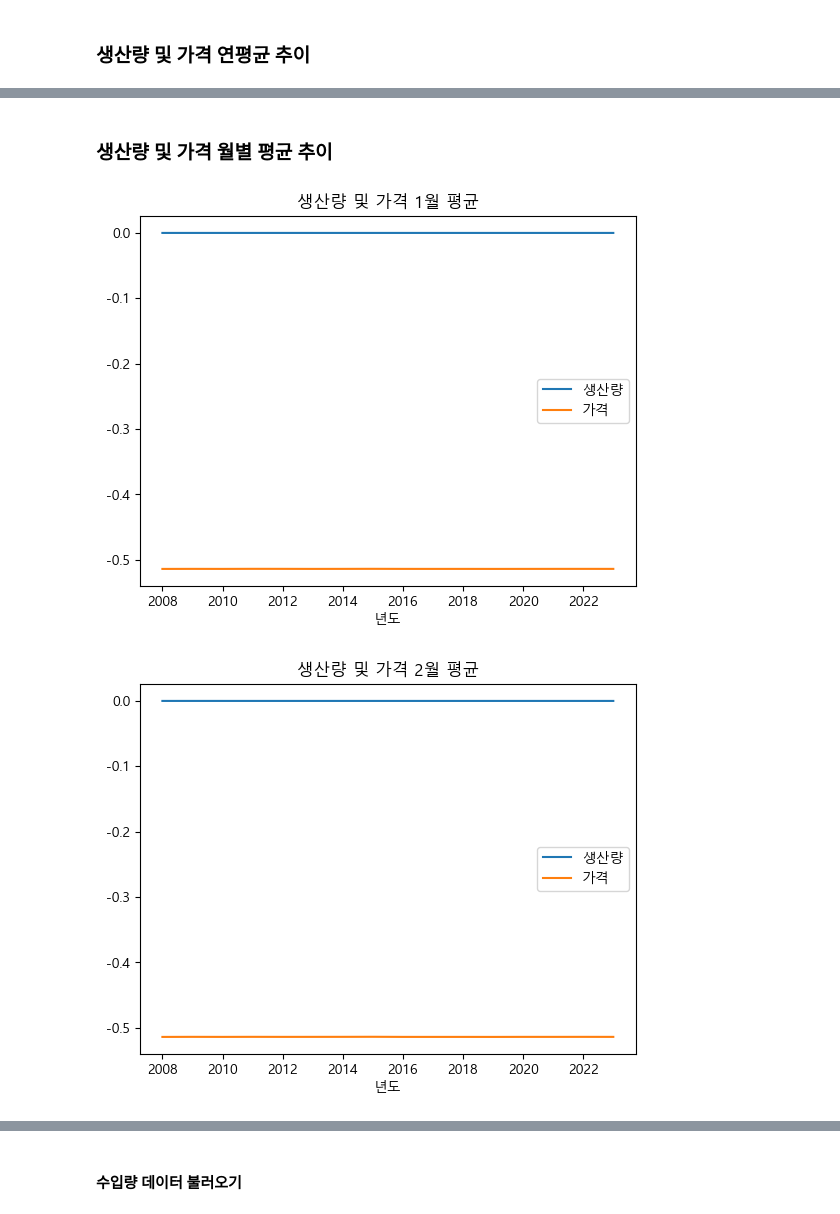
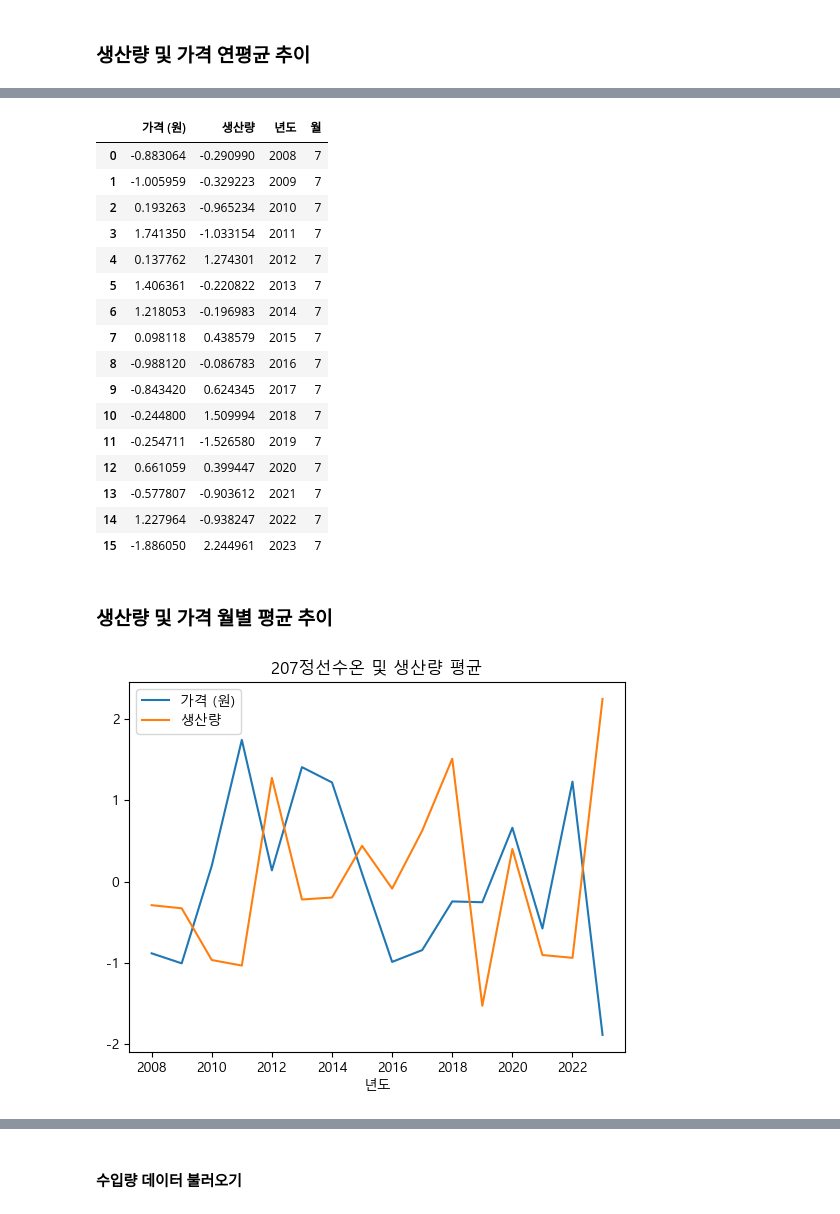
Before and after one commit to dlwogus552/big_data_project, a Jupyter notebook: python/analysis/가격_생산량_상관분석.ipynb, the cells around one changed output, grey strips where cells are left out. Saved outputs shown, nothing was run; the diff lists cells and outputs as text; code cells hidden in the pictures.

```diff
--- a/python/analysis/가격_생산량_상관분석.ipynb
+++ b/python/analysis/가격_생산량_상관분석.ipynb
@@ -38,3 +38,7 @@ mackerel
 | 190 | 2023 | 11 | 2649.0 | 11462 |
 | 191 | 2023 | 12 | 3198.0 | 6898 |
 192 rows × 4 columns
+# %%
+mackerel=mackerel[mackerel['월']==7]
+mackerel=mackerel.reset_index().drop(columns='index')
+mackerel.iloc[:,2:].corr()
@@ -64,0 +77,3 @@ mackerel_standard
+# %%
+mackerel_standard.rename(columns={0:'가격 (원)',1:'생산량'}, inplace=True)
+mackerel_standard
@@ -65,16 +98,37 @@ mackerel_standard
+# %%
+mackerel_standard['년도']=mackerel['년도']
+mackerel_standard['월']=mackerel['월']
+mackerel_standard
+# %% [output]
+|  | 가격 (원) | 생산량 | 년도 | 월 |
+| 0 | -0.883064 | -0.290990 | 2008 | 7 |
+| 1 | -1.005959 | -0.329223 | 2009 | 7 |
+| 2 | 0.193263 | -0.965234 | 2010 | 7 |
+| 3 | 1.741350 | -1.033154 | 2011 | 7 |
+| 4 | 0.137762 | 1.274301 | 2012 | 7 |
+| 5 | 1.406361 | -0.220822 | 2013 | 7 |
+| 6 | 1.218053 | -0.196983 | 2014 | 7 |
+| 7 | 0.098118 | 0.438579 | 2015 | 7 |
+| 8 | -0.988120 | -0.086783 | 2016 | 7 |
+| 9 | -0.843420 | 0.624345 | 2017 | 7 |
+| 10 | -0.244800 | 1.509994 | 2018 | 7 |
+| 11 | -0.254711 | -1.526580 | 2019 | 7 |
+| 12 | 0.661059 | 0.399447 | 2020 | 7 |
+| 13 | -0.577807 | -0.903612 | 2021 | 7 |
+| 14 | 1.227964 | -0.938247 | 2022 | 7 |
+| 15 | -1.886050 | 2.244961 | 2023 | 7 |
 # %% [markdown]
 ### 생산량 및 가격 월별 평균 추이
 # %%
+# 생산량 및 가격
 plt.figure()
 
-for i in range(1,13):
-    df=mackerel[mackerel['월']==i]
-    plt.title(f'생산량 및 가격 {i}월 평균')
-    plt.xlabel('년도')
-    plt.plot(mackerel_standard['년도'],mackerel_standard['생산량'],label='생산량')
-    plt.plot(mackerel_standard['년도'],mackerel_standard['가격 (원)'],label='가격')
-    plt.legend()
-    plt.show()
+
+plt.title('207정선수온 및 생산량 평균')
+plt.xlabel('년도')
+plt.plot(mackerel_standard['년도'],mackerel_standard['가격 (원)'],label='가격 (원)')
+plt.plot(mackerel_standard['년도'],mackerel_standard['생산량'],label='생산량')
+plt.legend()
+plt.show()
 # %% [output]
-[figure, old version]
+[figure, new version]
-[figure, removed]
```
Also changed, not shown: parts of 4 cells of this notebook, 8 other files.
